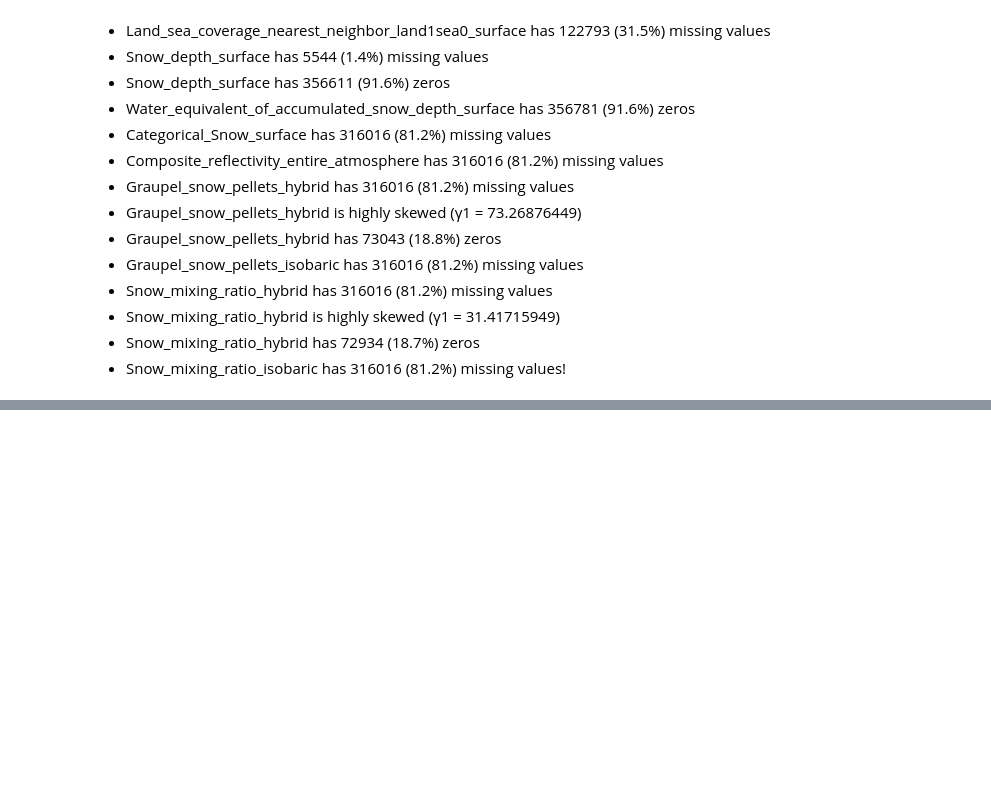
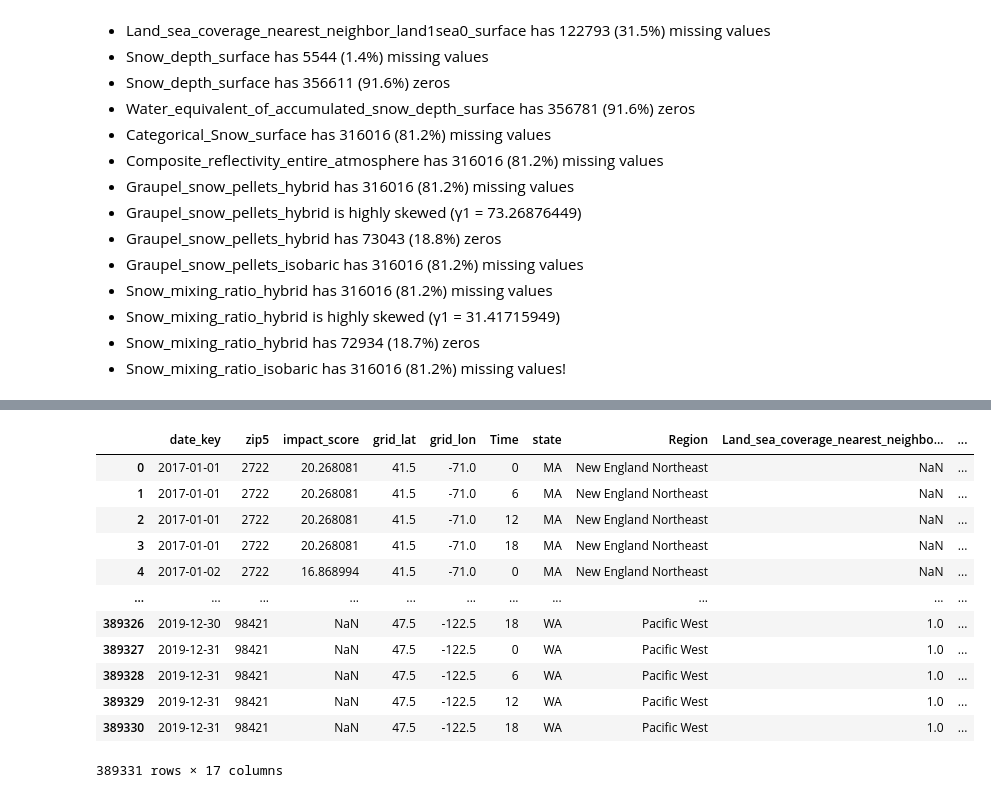
Before and after one commit to chitwankaudan/whetherweather, a Jupyter notebook: outlier_analysis.ipynb, the cells around one changed output, grey strips where cells are left out. Drawn from its saved outputs; the diff is of its cells as text; code cells hidden in the pictures; blank space fills up the shorter version.

```diff
--- a/outlier_analysis.ipynb
+++ b/outlier_analysis.ipynb
@@ -168,0 +228,16 @@ missingPerZip.sort_values(['Haines_Index_surface'], ascending = [0])
+# %%
+dirty
+# %% [output]
+|  | date_key | zip5 | impact_score | grid_lat | grid_lon | Time | state | Region | Land_sea_coverage_nearest_neighbo... | ... |
+| 0 | 2017-01-01 | 2722 | 20.268081 | 41.5 | -71.0 | 0 | MA | New England Northeast | NaN | ... |
+| 1 | 2017-01-01 | 2722 | 20.268081 | 41.5 | -71.0 | 6 | MA | New England Northeast | NaN | ... |
+| 2 | 2017-01-01 | 2722 | 20.268081 | 41.5 | -71.0 | 12 | MA | New England Northeast | NaN | ... |
+| 3 | 2017-01-01 | 2722 | 20.268081 | 41.5 | -71.0 | 18 | MA | New England Northeast | NaN | ... |
+| 4 | 2017-01-02 | 2722 | 16.868994 | 41.5 | -71.0 | 0 | MA | New England Northeast | NaN | ... |
+| ... | ... | ... | ... | ... | ... | ... | ... | ... | ... | ... |
+| 389326 | 2019-12-30 | 98421 | NaN | 47.5 | -122.5 | 18 | WA | Pacific West | 1.0 | ... |
+| 389327 | 2019-12-31 | 98421 | NaN | 47.5 | -122.5 | 0 | WA | Pacific West | 1.0 | ... |
+| 389328 | 2019-12-31 | 98421 | NaN | 47.5 | -122.5 | 6 | WA | Pacific West | 1.0 | ... |
+| 389329 | 2019-12-31 | 98421 | NaN | 47.5 | -122.5 | 12 | WA | Pacific West | 1.0 | ... |
+| 389330 | 2019-12-31 | 98421 | NaN | 47.5 | -122.5 | 18 | WA | Pacific West | 1.0 | ... |
+389331 rows × 17 columns
```
Also changed, not shown: parts of 24 cells of this notebook.
